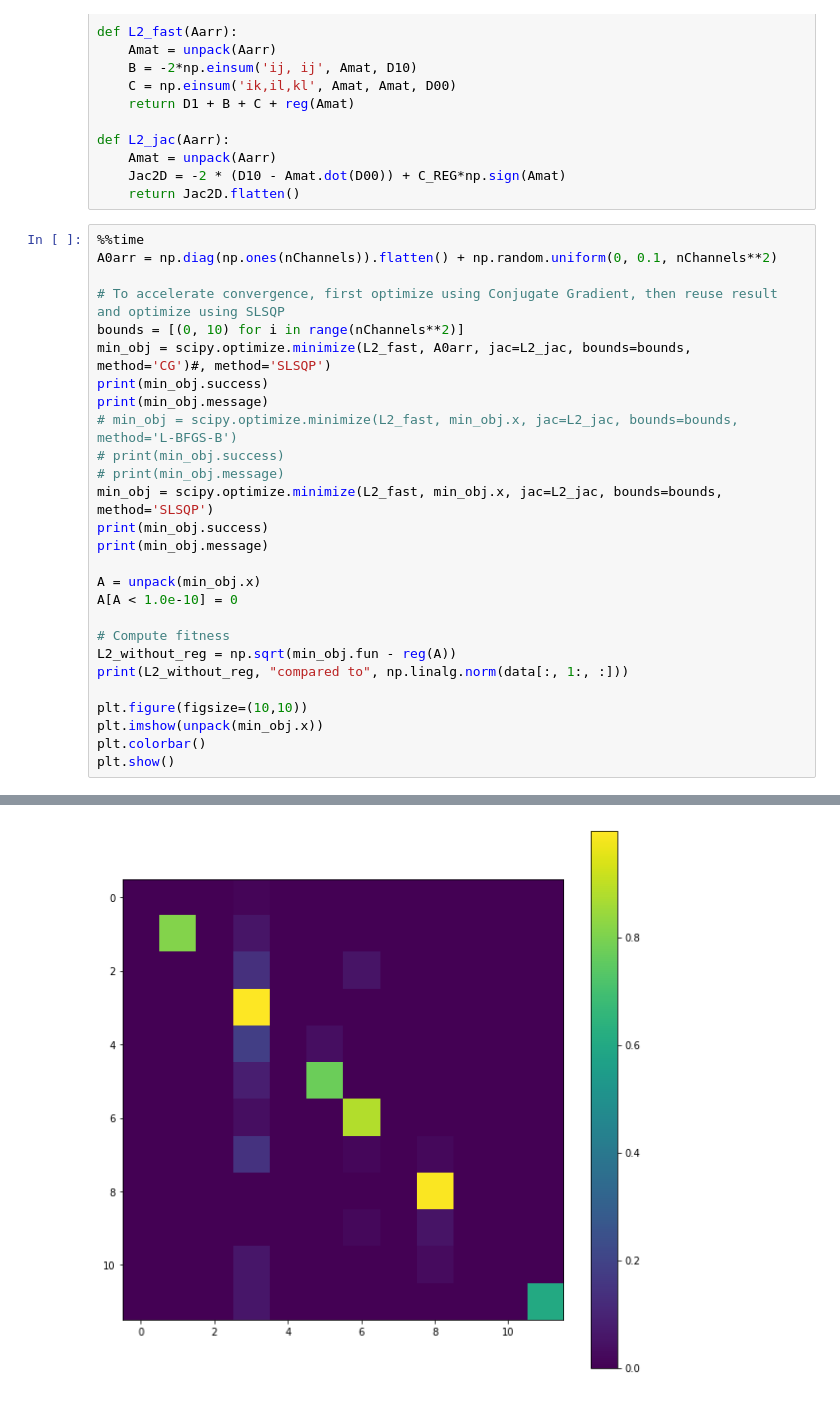
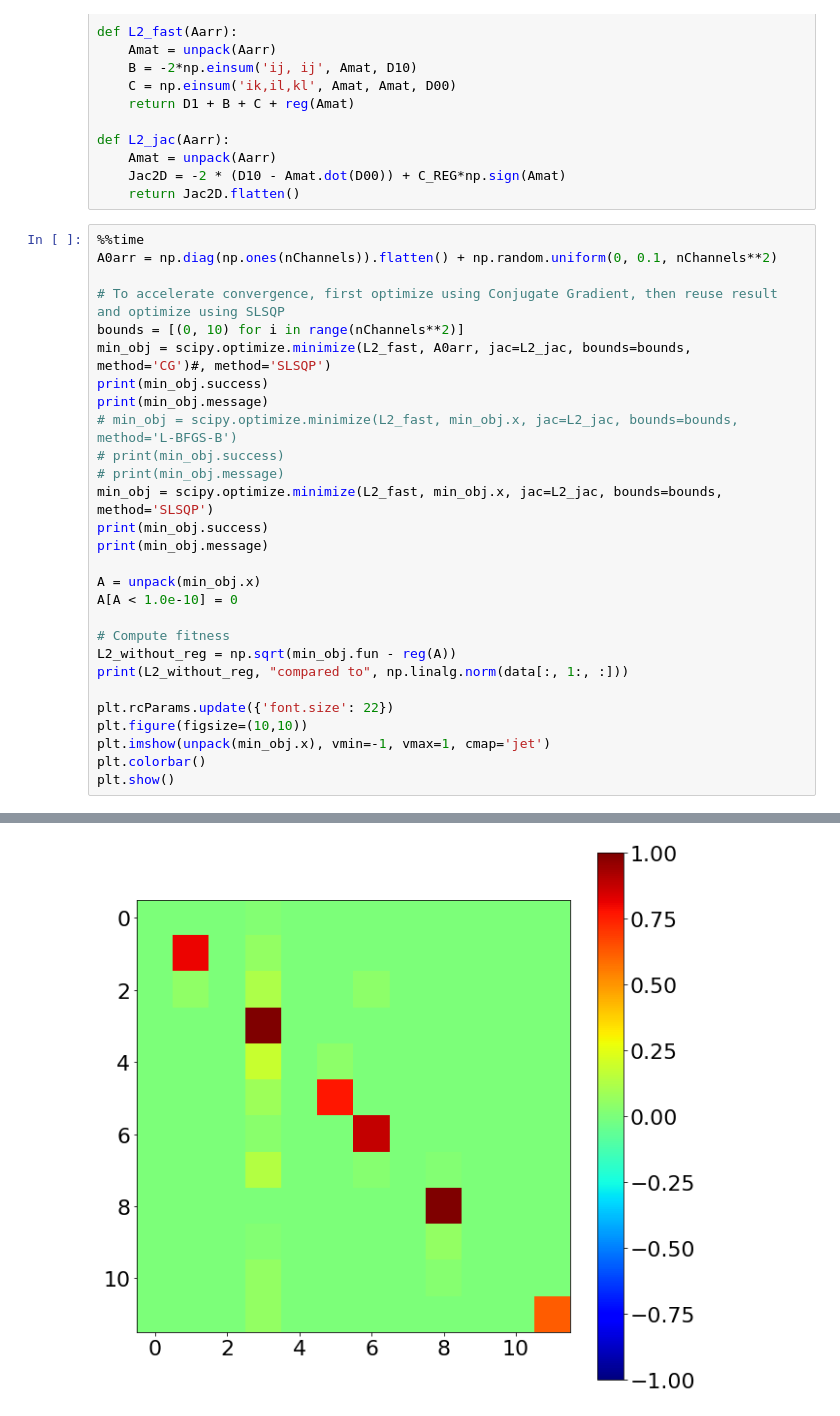
Before and after one commit to aleksejs-fomins/TNU2019-Project, a Jupyter notebook: src/mar/mar_naive_numeric.ipynb, the cells around one changed output, grey strips where cells are left out. Saved outputs shown, nothing was run; the diff lists cells and outputs as text.

```diff
--- a/src/mar/mar_naive_numeric.ipynb
+++ b/src/mar/mar_naive_numeric.ipynb
@@ -127,8 +127,9 @@ A[A < 1.0e-10] = 0
 L2_without_reg = np.sqrt(min_obj.fun - reg(A))
 print(L2_without_reg, "compared to", np.linalg.norm(data[:, 1:, :]))
 
+plt.rcParams.update({'font.size': 22})
 plt.figure(figsize=(10,10))
-plt.imshow(unpack(min_obj.x))
+plt.imshow(unpack(min_obj.x), vmin=-1, vmax=1, cmap='jet')
 plt.colorbar()
 plt.show()
 # %% [output]
@@ -140 +141 @@ Optimization terminated successfully.
-[figure, old version]
+[figure, new version]
```
Also changed, not shown: parts of 3 cells of this notebook, 38 other files.
